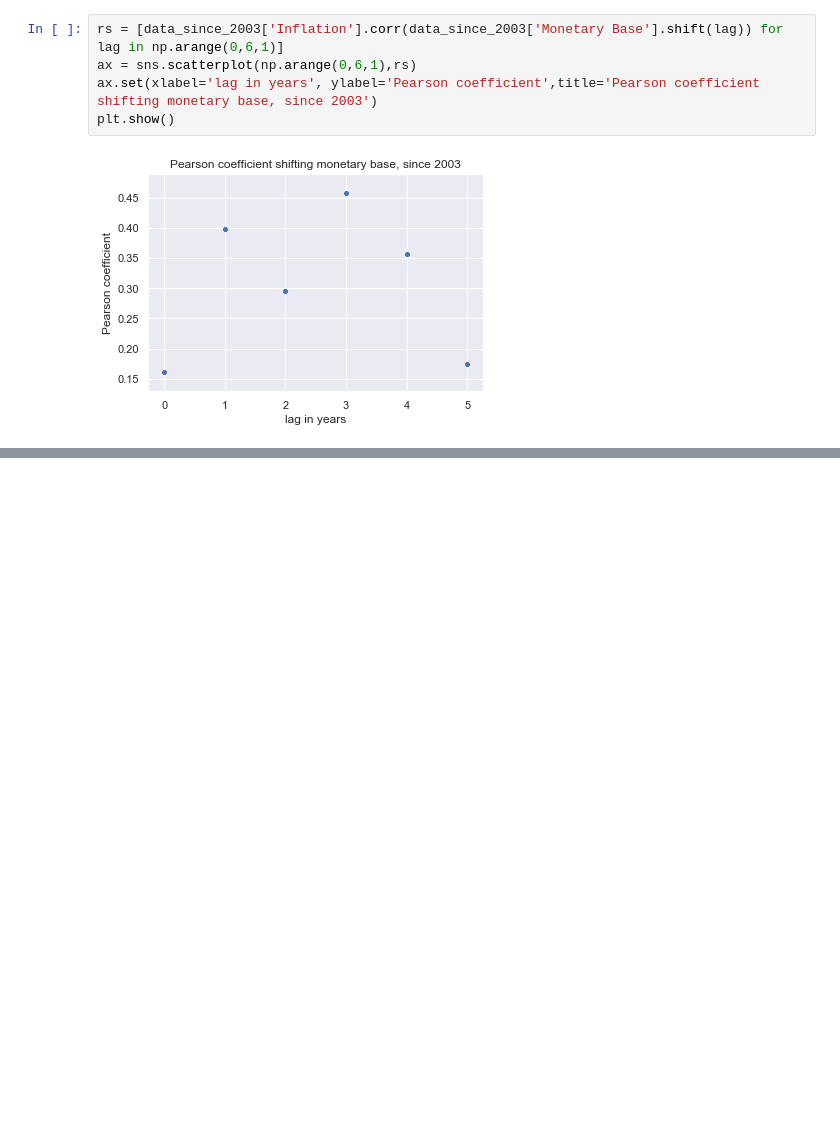
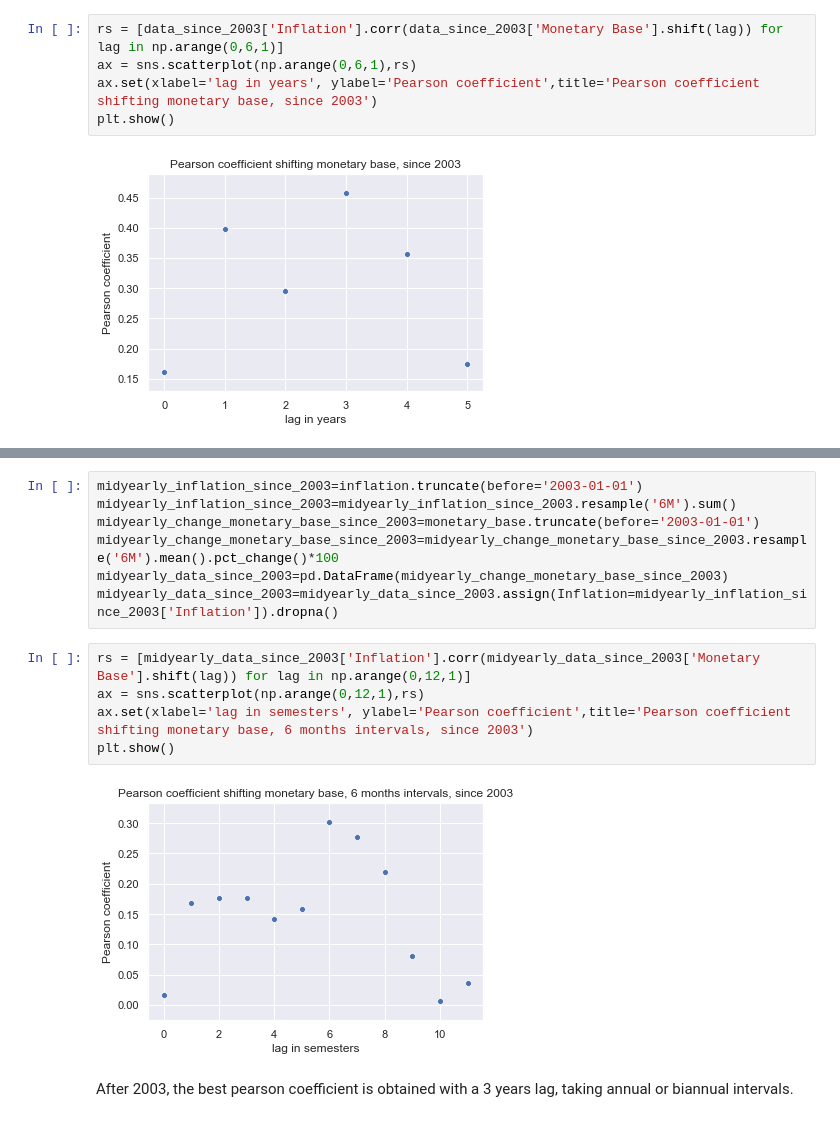
Before and after one commit to lambdaclass/finance_playground, a Jupyter notebook: notebooks/cmb_inflation/Correlation.ipynb, the cells around one changed output, grey strips where cells are left out. Saved outputs shown, nothing was run; the diff lists cells and outputs as text; blank space fills up the shorter version.

```diff
--- a/notebooks/cmb_inflation/Correlation.ipynb
+++ b/notebooks/cmb_inflation/Correlation.ipynb
@@ -72,0 +90,16 @@ plt.show()
+# %%
+midyearly_inflation_since_2003=inflation.truncate(before='2003-01-01')
+midyearly_inflation_since_2003=midyearly_inflation_since_2003.resample('6M').sum()
+midyearly_change_monetary_base_since_2003=monetary_base.truncate(before='2003-01-01')
+midyearly_change_monetary_base_since_2003=midyearly_change_monetary_base_since_2003.resample('6M').mean().pct_change()*100
+midyearly_data_since_2003=pd.DataFrame(midyearly_change_monetary_base_since_2003)
+midyearly_data_since_2003=midyearly_data_since_2003.assign(Inflation=midyearly_inflation_since_2003['Inflation']).dropna()
+# %%
+rs = [midyearly_data_since_2003['Inflation'].corr(midyearly_data_since_2003['Monetary Base'].shift(lag)) for lag in np.arange(0,12,1)]
+ax = sns.scatterplot(np.arange(0,12,1),rs)
+ax.set(xlabel='lag in semesters', ylabel='Pearson coefficient',title='Pearson coefficient shifting monetary base, 6 months intervals, since 2003')
+plt.show()
+# %% [output]
+[figure, added]
+# %% [markdown]
+After 2003, the best pearson coefficient is obtained with a 3 years lag, taking annual or biannual intervals.
```
Also changed, not shown: parts of 7 cells of this notebook.
